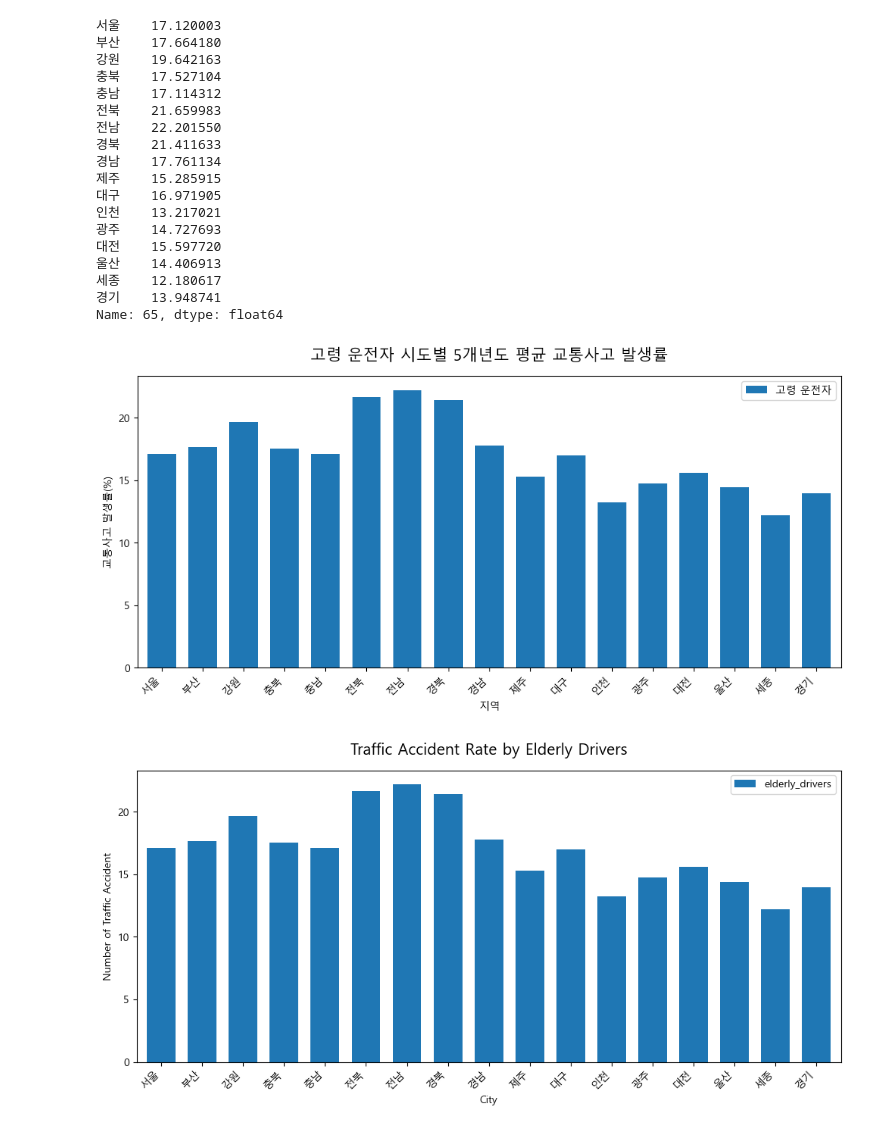
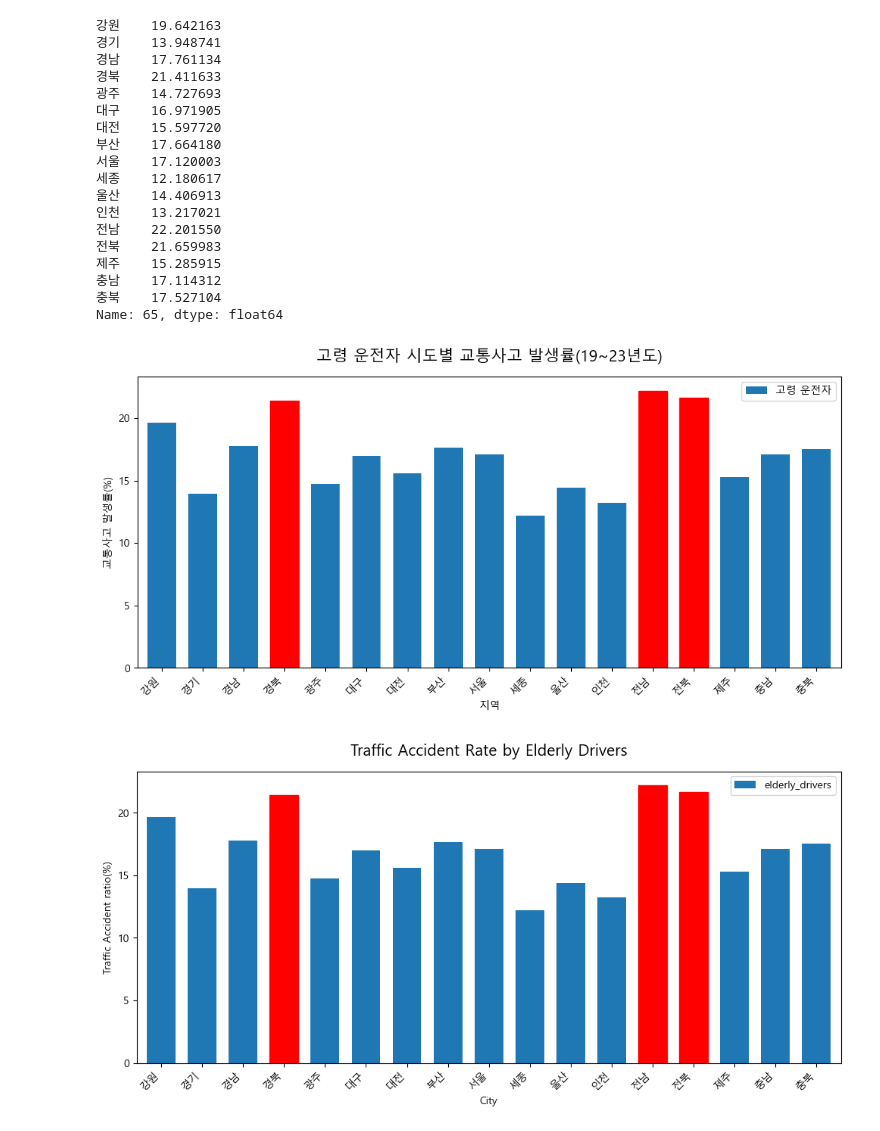
Before and after one commit to hkle2/Elderly_driver_traffic_accident_project, a Jupyter notebook: Code/traffic_accident_city_v2.ipynb, the cells around one changed output. Saved outputs shown, nothing was run; the diff lists cells and outputs as text; code cells hidden in the pictures.

Commit message:
Update: traffic accident project data, code, result

```diff
--- a/Code/traffic_accident_city_v2.ipynb
+++ b/Code/traffic_accident_city_v2.ipynb
@@ -20,6 +22,7 @@ traffic_accident_city_sql = """
 # %%
 traffic_accident_city_df = client.query(traffic_accident_city_sql).to_dataframe()
 traffic_accident_city_df = traffic_accident_city_df.set_index("age_group")
+traffic_accident_city_df = traffic_accident_city_df.sort_index(axis=1)
 # %%
 traffic_accident_city_df
 # %% [output]
@@ -52,42 +55,52 @@ traffic_accident_city_df = traffic_accident_city_df.loc[65]
 # %%
 traffic_accident_city_df
 # %% [output]
+강원    19.642163
+경기    13.948741
+경남    17.761134
+경북    21.411633
+광주    14.727693
+대구    16.971905
+대전    15.597720
+부산    17.664180
 서울    17.120003
-부산    17.664180
-강원    19.642163
+세종    12.180617
+울산    14.406913
+인천    13.217021
+전남    22.201550
+전북    21.659983
+제주    15.285915
+충남    17.114312
 충북    17.527104
-충남    17.114312
-전북    21.659983
-전남    22.201550
-경북    21.411633
-경남    17.761134
-제주    15.285915
-대구    16.971905
-인천    13.217021
-광주    14.727693
-대전    15.597720
-울산    14.406913
-세종    12.180617
-경기    13.948741
 Name: 65, dtype: float64
 # %%
 traffic_accident_city_df = traffic_accident_city_df.transpose()
-traffic_accident_city_df.plot(kind="bar", width=0.7, figsize=(12, 5))
-plt.title("고령 운전자 시도별 5개년도 평균 교통사고 발생률", size=15, pad=15)
+ax = traffic_accident_city_df.plot(kind="bar", width=0.7, figsize=(12, 5))
+
+for bar, city in zip(ax.patches, traffic_accident_city_df.index):
+    if city == "전남" or city == "전북" or city == "경북":
+        bar.set_color("red")
+
+plt.title("고령 운전자 시도별 교통사고 발생률(19~23년도)", size=15, pad=15)
 plt.xlabel("지역")
 plt.ylabel("교통사고 발생률(%)")
 plt.xticks(rotation=45, ha="right")
 plt.legend(["고령 운전자"], loc="best")
 plt.savefig("./result/traffic_accident_city_v6.png", bbox_inches="tight")
 # %% [output]
-[figure, old version]
+[figure, new version]
 # %%
-traffic_accident_city_df.plot(kind="bar", width=0.7, figsize=(12, 5))
+ax = traffic_accident_city_df.plot(kind="bar", width=0.7, figsize=(12, 5))
+
+for bar, city in zip(ax.patches, traffic_accident_city_df.index):
+    if city == "전남" or city == "전북" or city == "경북":
+        bar.set_color("red")
+
 plt.title("Traffic Accident Rate by Elderly Drivers", size=15, pad=15)
 plt.xlabel("City")
-plt.ylabel("Number of Traffic Accident")
+plt.ylabel("Traffic Accident ratio(%)")
 plt.xticks(rotation=45, ha="right")
 plt.legend(["elderly_drivers"], loc="best")
 plt.savefig("./result/traffic_accident_city_v5.png", bbox_inches="tight")
 # %% [output]
-[figure, old version]
+[figure, new version]
```
Also changed, not shown: parts of 3 cells of this notebook, 10 other files.
